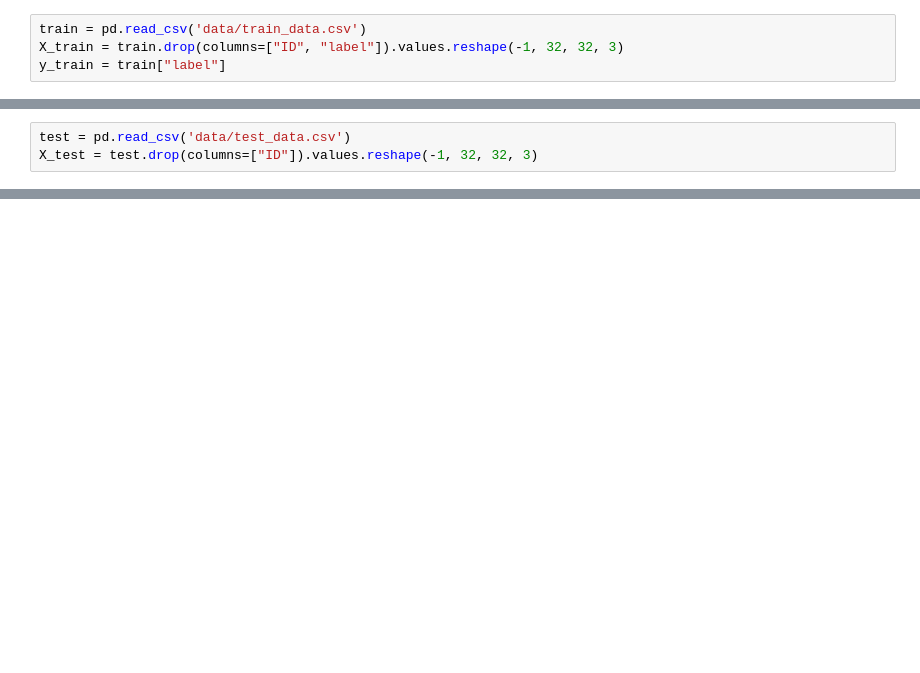
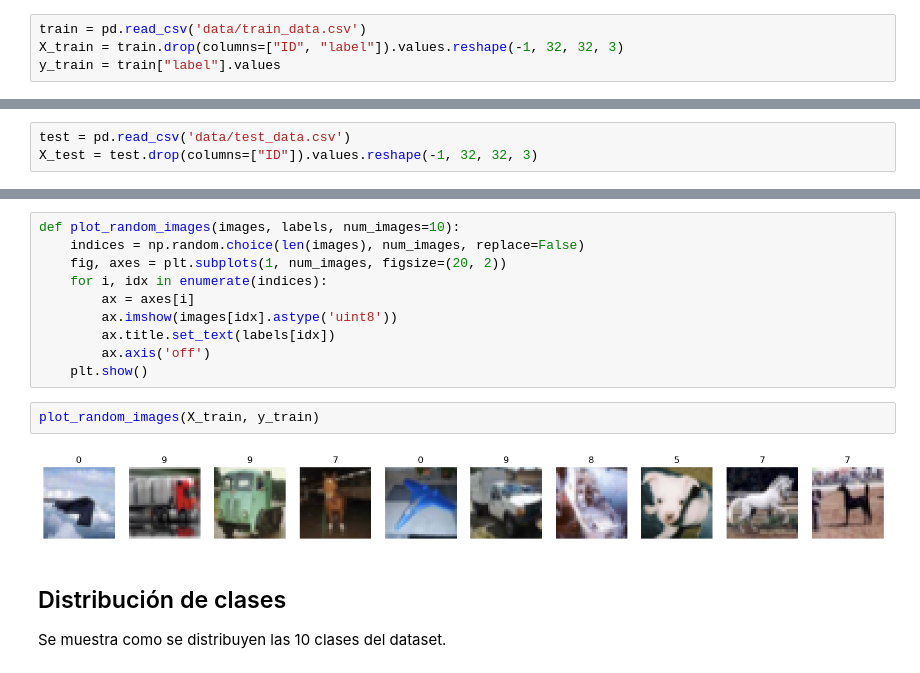
Before and after one commit to natalia-romero/deep_learning, a Jupyter notebook: tarea_2/tarea_2.ipynb, the cells around one changed output, grey strips where cells are left out. Cells and saved outputs as stored; diff of their text form; blank space fills up the shorter version.

```diff
--- a/tarea_2/tarea_2.ipynb
+++ b/tarea_2/tarea_2.ipynb
@@ -4,4 +30,4 @@ import pandas as pd
 # %%
 train = pd.read_csv('data/train_data.csv')
 X_train = train.drop(columns=["ID", "label"]).values.reshape(-1, 32, 32, 3)
-y_train = train["label"]
+y_train = train["label"].values
@@ -42,0 +90,17 @@ X_test_scaled = X_test/255
+# %%
+def plot_random_images(images, labels, num_images=10):
+    indices = np.random.choice(len(images), num_images, replace=False)
+    fig, axes = plt.subplots(1, num_images, figsize=(20, 2))
+    for i, idx in enumerate(indices):
+        ax = axes[i]
+        ax.imshow(images[idx].astype('uint8'))
+        ax.title.set_text(labels[idx])
+        ax.axis('off')
+    plt.show()
+# %%
+plot_random_images(X_train, y_train)
+# %% [output]
+[figure, new version]
+# %% [markdown]
+## Distribución de clases
+Se muestra como se distribuyen las 10 clases del dataset.
```
Also changed, not shown: parts of 74 cells of this notebook.
